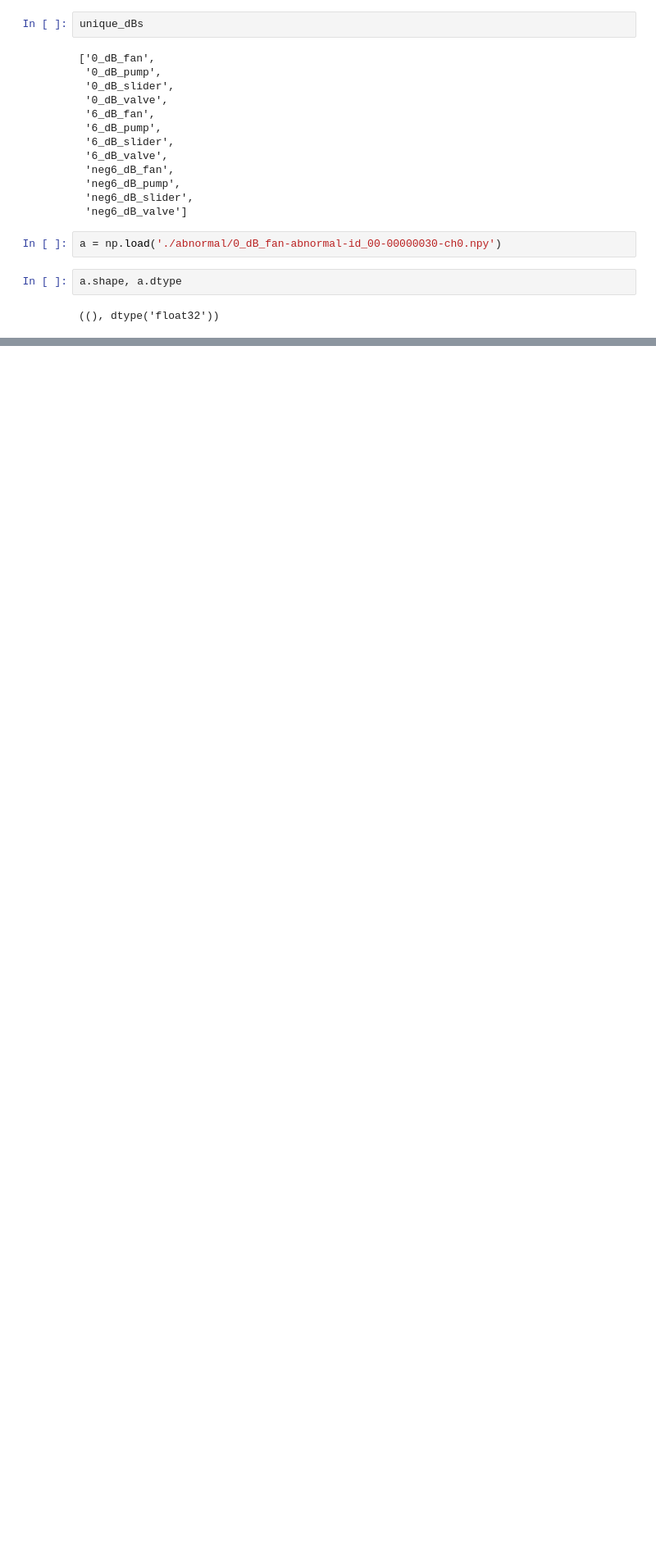
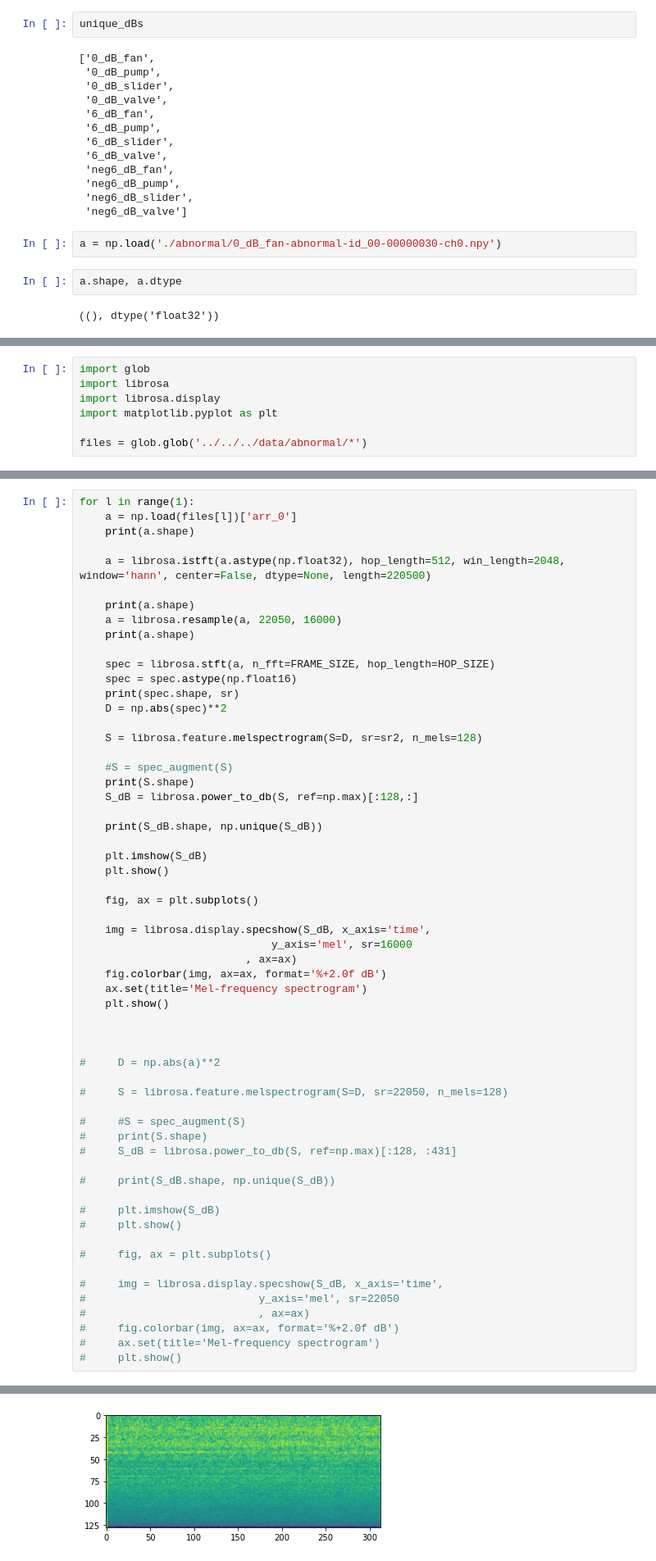
Before and after one commit to AnudeepKonda/MIMII_anamoly_detection, a Jupyter notebook: notebooks/convert_wav2png.ipynb, the cells around one changed output, grey strips where cells are left out. Shown at 82% size. Drawn from its saved outputs; the diff is of its cells as text; blank space fills up the shorter version.

```diff
--- a/notebooks/convert_wav2png.ipynb
+++ b/notebooks/convert_wav2png.ipynb
@@ -172,0 +175,7 @@ a.shape, a.dtype
+# %%
+import glob
+import librosa
+import librosa.display
+import matplotlib.pyplot as plt
+
+files = glob.glob('../../../data/abnormal/*')
@@ -172,0 +205,60 @@ a.shape, a.dtype
+# %%
+for l in range(1):
+    a = np.load(files[l])['arr_0']
+    print(a.shape)
+
+    a = librosa.istft(a.astype(np.float32), hop_length=512, win_length=2048, window='hann', center=False, dtype=None, length=220500)
+
+    print(a.shape)
+    a = librosa.resample(a, 22050, 16000)
+    print(a.shape)
+
+    spec = librosa.stft(a, n_fft=FRAME_SIZE, hop_length=HOP_SIZE)
+    spec = spec.astype(np.float16)
+    print(spec.shape, sr)
+    D = np.abs(spec)**2
+
+    S = librosa.feature.melspectrogram(S=D, sr=sr2, n_mels=128)
+
+    #S = spec_augment(S)
+    print(S.shape)
+    S_dB = librosa.power_to_db(S, ref=np.max)[:128,:]
+
+    print(S_dB.shape, np.unique(S_dB))
+
+    plt.imshow(S_dB)
+    plt.show()
+
+    fig, ax = plt.subplots()
+
+    img = librosa.display.specshow(S_dB, x_axis='time',
+                              y_axis='mel', sr=16000
+                          , ax=ax)
+    fig.colorbar(img, ax=ax, format='%+2.0f dB')
+    ax.set(title='Mel-frequency spectrogram')
+    plt.show()
+
+
+
+#     D = np.abs(a)**2
+
+#     S = librosa.feature.melspectrogram(S=D, sr=22050, n_mels=128)
+
+#     #S = spec_augment(S)
+#     print(S.shape)
+#     S_dB = librosa.power_to_db(S, ref=np.max)[:128, :431]
+
+#     print(S_dB.shape, np.unique(S_dB))
+
+#     plt.imshow(S_dB)
+#     plt.show()
+
+#     fig, ax = plt.subplots()
+
+#     img = librosa.display.specshow(S_dB, x_axis='time',
+#                           y_axis='mel', sr=22050
+#                           , ax=ax)
+#     fig.colorbar(img, ax=ax, format='%+2.0f dB')
+#     ax.set(title='Mel-frequency spectrogram')
+#     plt.show()
+# %% [output]
@@ -172,0 +272 @@ a.shape, a.dtype
+[figure, added]
```
Also changed, not shown: parts of 11 cells of this notebook, 9 other files.
